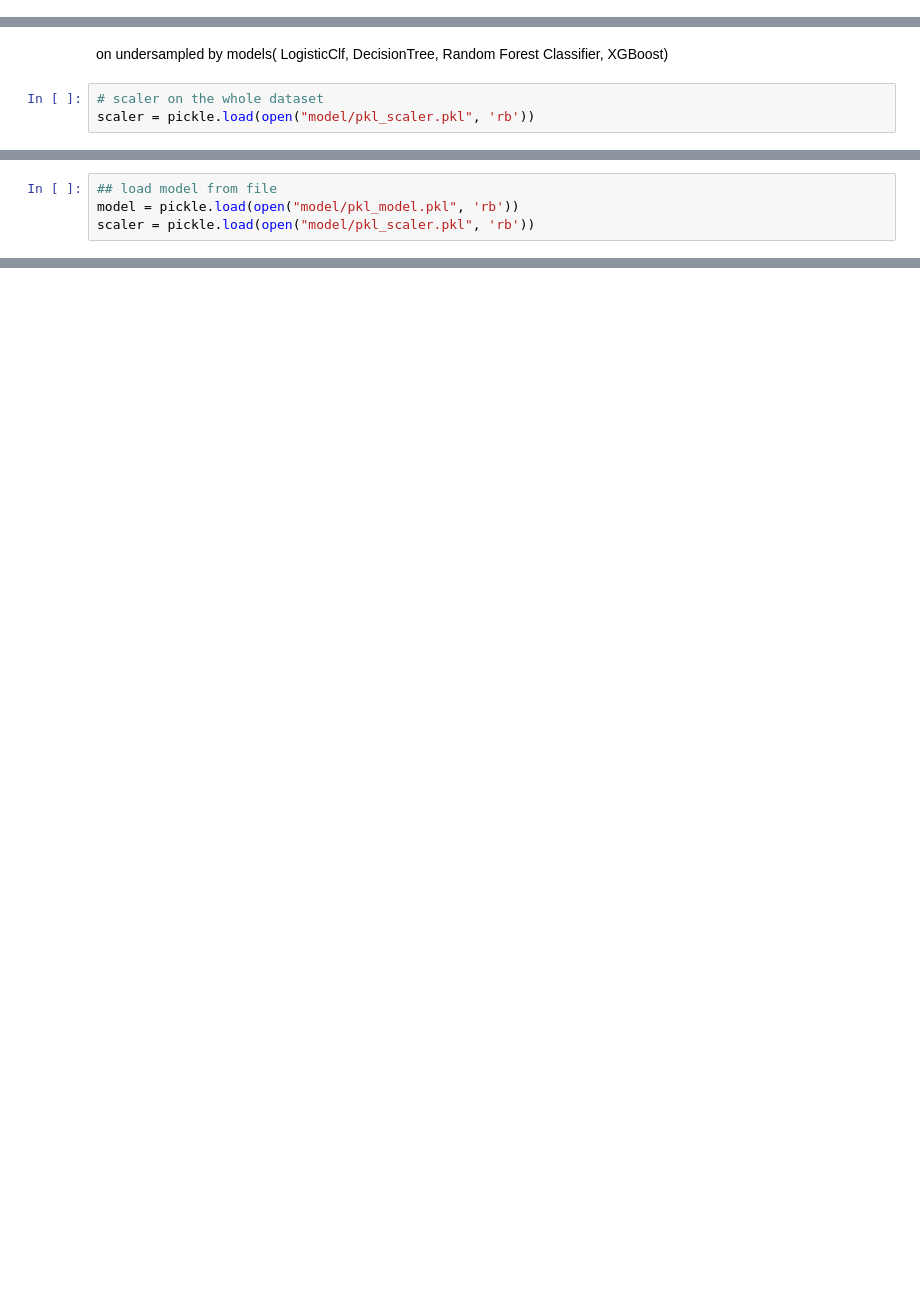
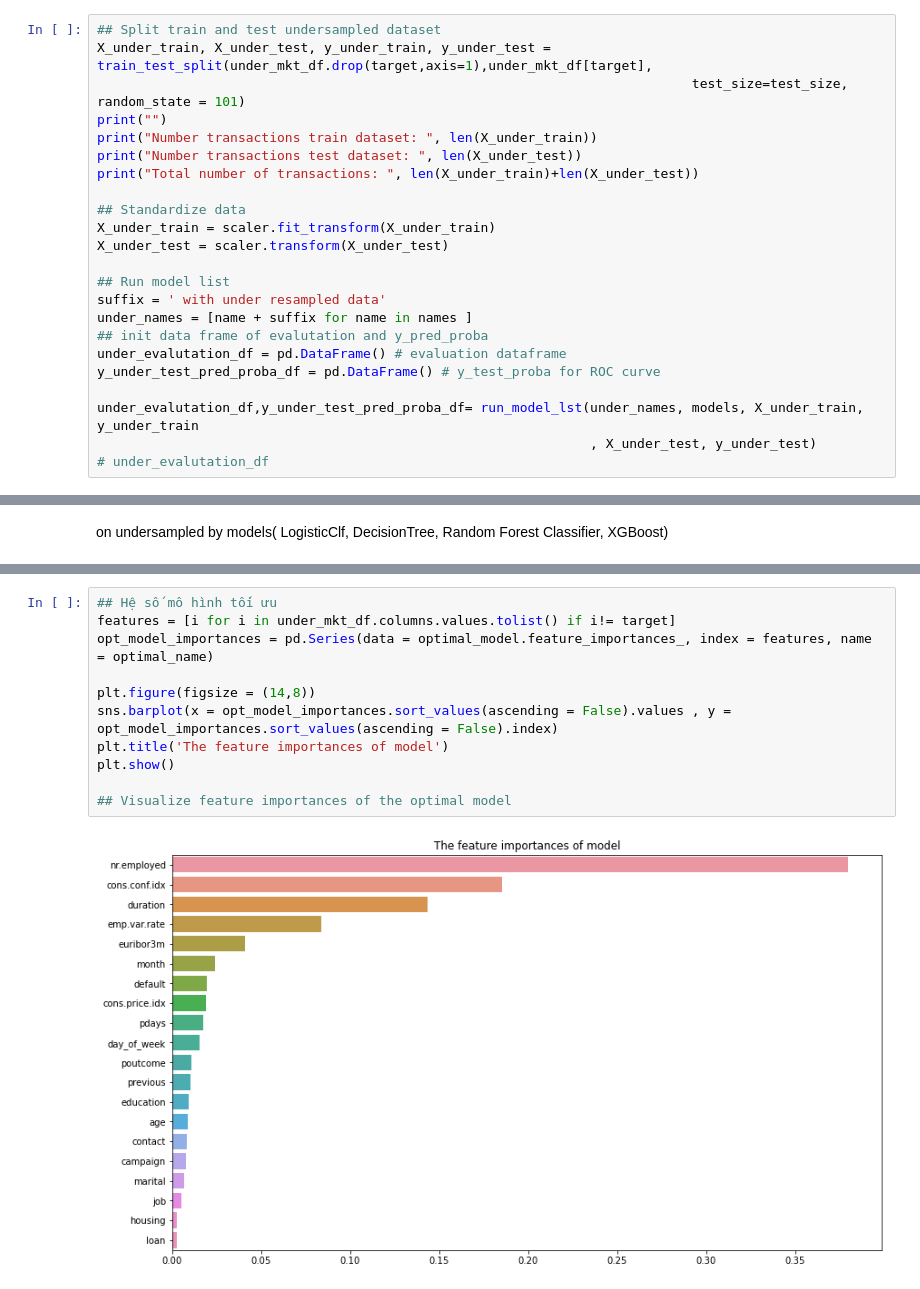
Before and after one commit to ngttnguyen/my-atom-fair, a Jupyter notebook: Nguyen_Bank_Marketing_kFold.ipynb, the cells around one changed output, grey strips where cells are left out. Saved outputs shown, nothing was run; the diff lists cells and outputs as text; blank space fills up the shorter version.

```diff
--- a/Nguyen_Bank_Marketing_kFold.ipynb
+++ b/Nguyen_Bank_Marketing_kFold.ipynb
@@ -331,0 +363,23 @@ under_mkt_df = under_resample_data(process_mkt_df, target = 'y')
+# %%
+## Split train and test undersampled dataset
+X_under_train, X_under_test, y_under_train, y_under_test = train_test_split(under_mkt_df.drop(target,axis=1),under_mkt_df[target],
+                                                                            test_size=test_size, random_state = 101)
+print("")
+print("Number transactions train dataset: ", len(X_under_train))
+print("Number transactions test dataset: ", len(X_under_test))
+print("Total number of transactions: ", len(X_under_train)+len(X_under_test))
+
+## Standardize data
+X_under_train = scaler.fit_transform(X_under_train)
+X_under_test = scaler.transform(X_under_test)
+
+## Run model list
+suffix = ' with under resampled data'
+under_names = [name + suffix for name in names ]
+## init data frame of evalutation and y_pred_proba
+under_evalutation_df = pd.DataFrame() # evaluation dataframe
+y_under_test_pred_proba_df = pd.DataFrame() # y_test_proba for ROC curve
+
+under_evalutation_df,y_under_test_pred_proba_df= run_model_lst(under_names, models, X_under_train, y_under_train
+                                                               , X_under_test, y_under_test)
+# under_evalutation_df
@@ -334,5 +418,2 @@ under_mkt_df = under_resample_data(process_mkt_df, target = 'y')
 # %% [markdown]
 on undersampled by models( LogisticClf, DecisionTree, Random Forest Classifier, XGBoost)
-# %%
-# scaler on the whole dataset
-scaler = pickle.load(open("model/pkl_scaler.pkl", 'rb'))
@@ -708,4 +419,0 @@ def process_input_client(client_df):
-# %%
-## load model from file
-model = pickle.load(open("model/pkl_model.pkl", 'rb'))
-scaler = pickle.load(open("model/pkl_scaler.pkl", 'rb'))
@@ -791,0 +520,13 @@ visualize_predicted_result(client_df,'y')
+# %%
+## Hệ số mô hình tối ưu
+features = [i for i in under_mkt_df.columns.values.tolist() if i!= target]
+opt_model_importances = pd.Series(data = optimal_model.feature_importances_, index = features, name = optimal_name)
+
+plt.figure(figsize = (14,8))
+sns.barplot(x = opt_model_importances.sort_values(ascending = False).values , y = opt_model_importances.sort_values(ascending = False).index)
+plt.title('The feature importances of model')
+plt.show()
+
+## Visualize feature importances of the optimal model
+# %% [output]
+[figure, added]
```
Also changed, not shown: parts of 76 cells of this notebook, 3 other files.
